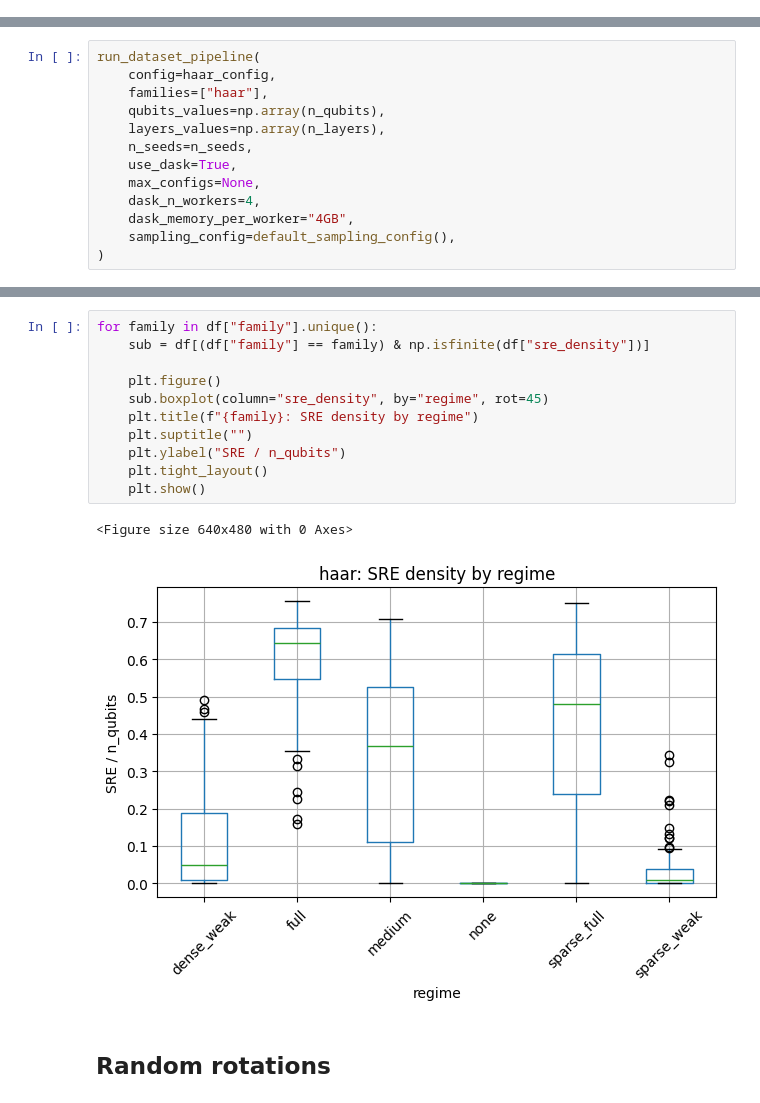
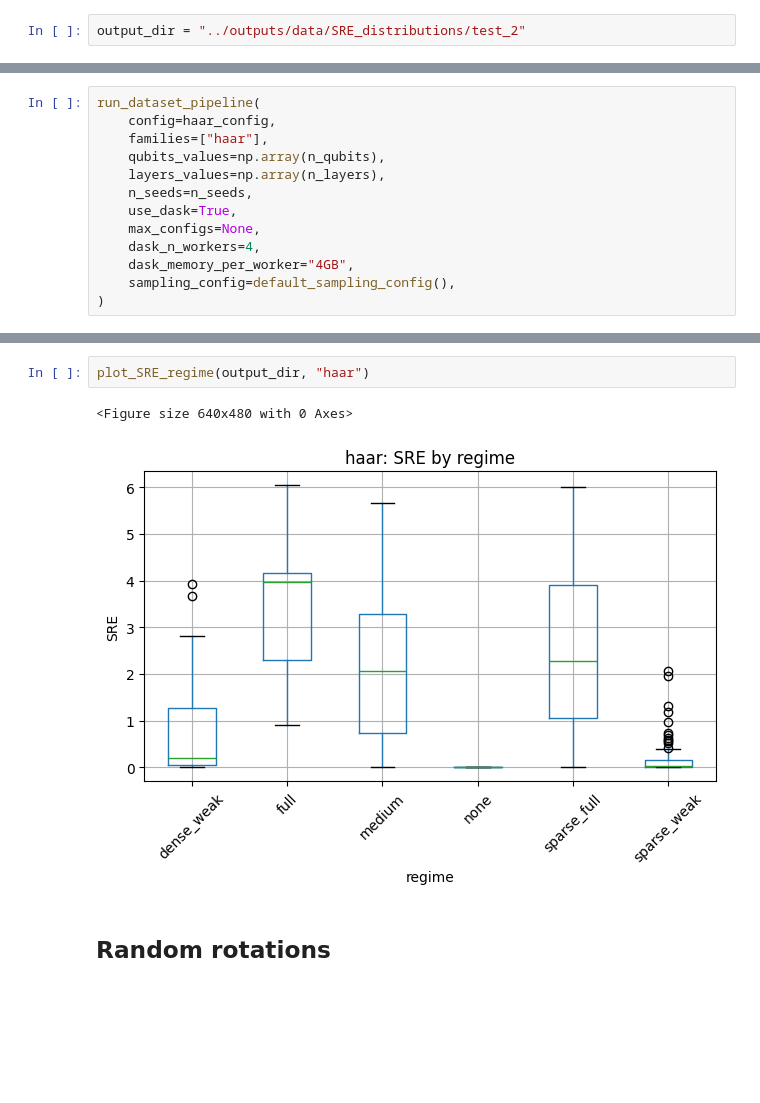
Before and after one commit to VicLambert/qml-quansistor-entropy, a Jupyter notebook: qqe/notebooks/SRE_distributions.ipynb, the cells around one changed output, grey strips where cells are left out. Saved outputs shown, nothing was run; the diff lists cells and outputs as text; blank space fills up the shorter version.

```diff
--- a/qqe/notebooks/SRE_distributions.ipynb
+++ b/qqe/notebooks/SRE_distributions.ipynb
@@ -167,3 +281,5 @@ def default_sampling_config() -> SamplingConfig:
+# %%
+output_dir = "../outputs/data/SRE_distributions/test_2"
 # %%
 haar_config = DataGenConfig(
     backend="pennylane",
@@ -227,16 +316,7 @@ df = pd.DataFrame(rows)
-# %%
-for family in df["family"].unique():
-    sub = df[(df["family"] == family) & np.isfinite(df["sre_density"])]
-
-    plt.figure()
-    sub.boxplot(column="sre_density", by="regime", rot=45)
-    plt.title(f"{family}: SRE density by regime")
-    plt.suptitle("")
-    plt.ylabel("SRE / n_qubits")
-    plt.tight_layout()
-    plt.show()
-# %% [output]
-<Figure size 640x480 with 0 Axes>
-[figure, removed]
+# %%
+plot_SRE_regime(output_dir, "haar")
+# %% [output]
+<Figure size 640x480 with 0 Axes>
+[figure, added]
 # %% [markdown]
 ## Random rotations
```
Also changed, not shown: parts of 32 cells of this notebook, 4 other files.
